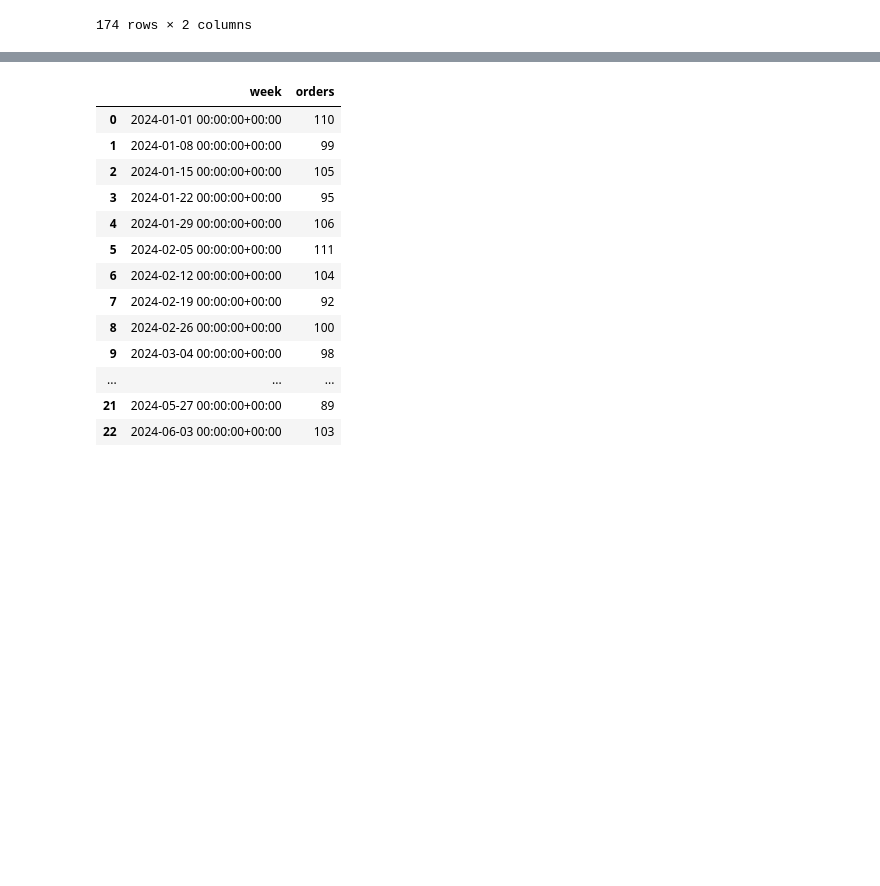
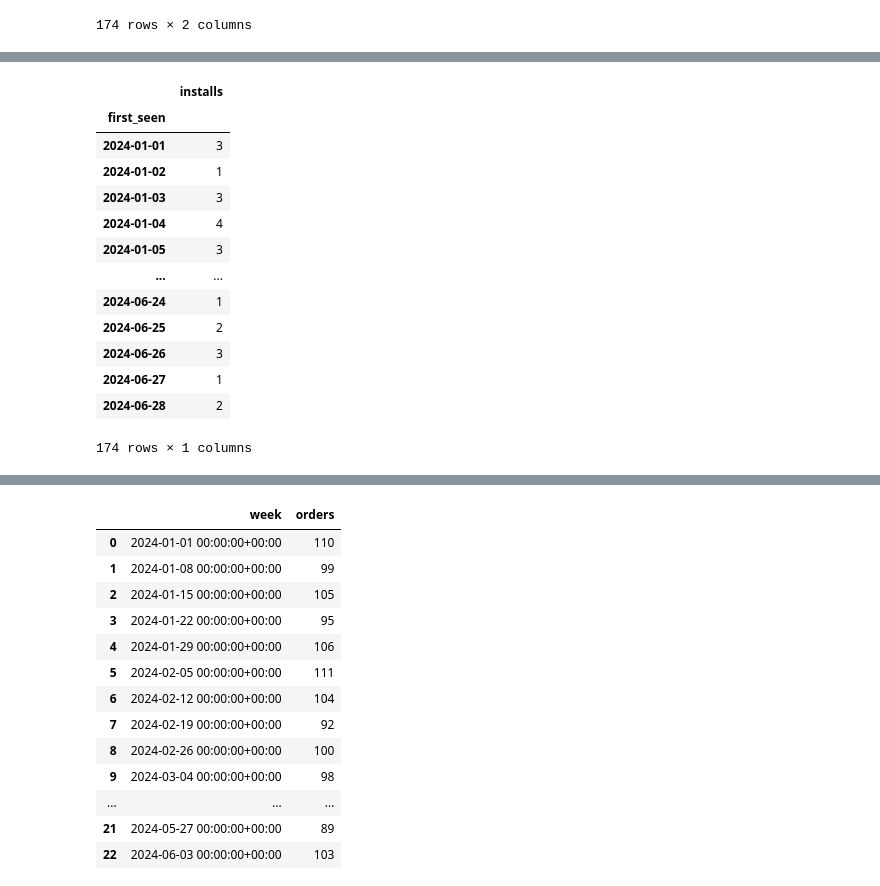
Before and after one commit to cpython-projects/da_1709, a Jupyter notebook: lesson_23_part_2.ipynb, the cells around one changed output, grey strips where cells are left out. Drawn from its saved outputs; the diff is of its cells as text; code cells hidden in the pictures; blank space fills up the shorter version.

```diff
--- a/lesson_23_part_2.ipynb
+++ b/lesson_23_part_2.ipynb
@@ -384,3 +385,22 @@ fig = px.line(df, x="first_seen", y="installs")
 fig.show()
 # %% [output]
 [interactive output not drawn]
+# %%
+df["first_seen"] = pd.to_datetime(df["first_seen"])
+# %%
+df
+# %% [output]
+|  | installs |
+| first_seen |  |
+| 2024-01-01 | 3 |
+| 2024-01-02 | 1 |
+| 2024-01-03 | 3 |
+| 2024-01-04 | 4 |
+| 2024-01-05 | 3 |
+| ... | ... |
+| 2024-06-24 | 1 |
+| 2024-06-25 | 2 |
+| 2024-06-26 | 3 |
+| 2024-06-27 | 1 |
+| 2024-06-28 | 2 |
+174 rows × 1 columns
```
Also changed, not shown: parts of 12 cells of this notebook.
